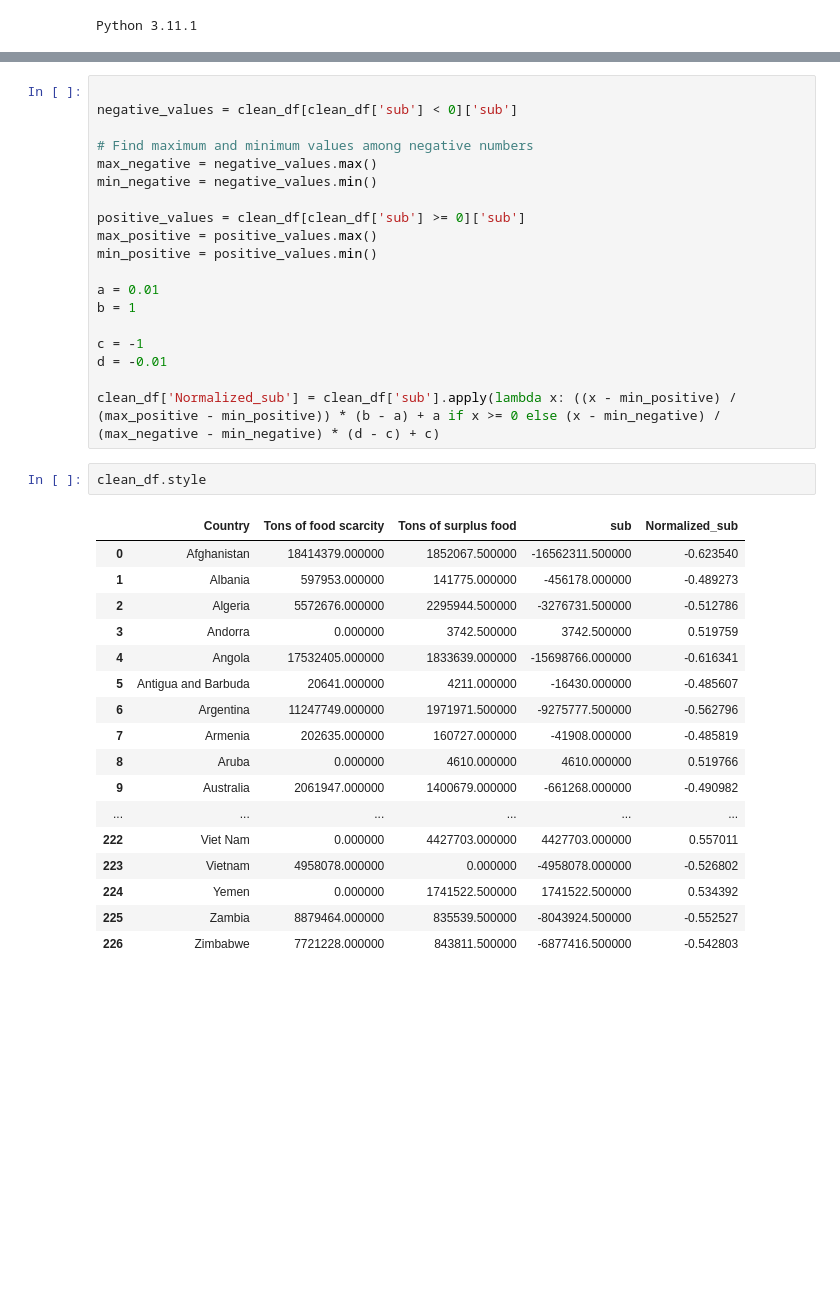
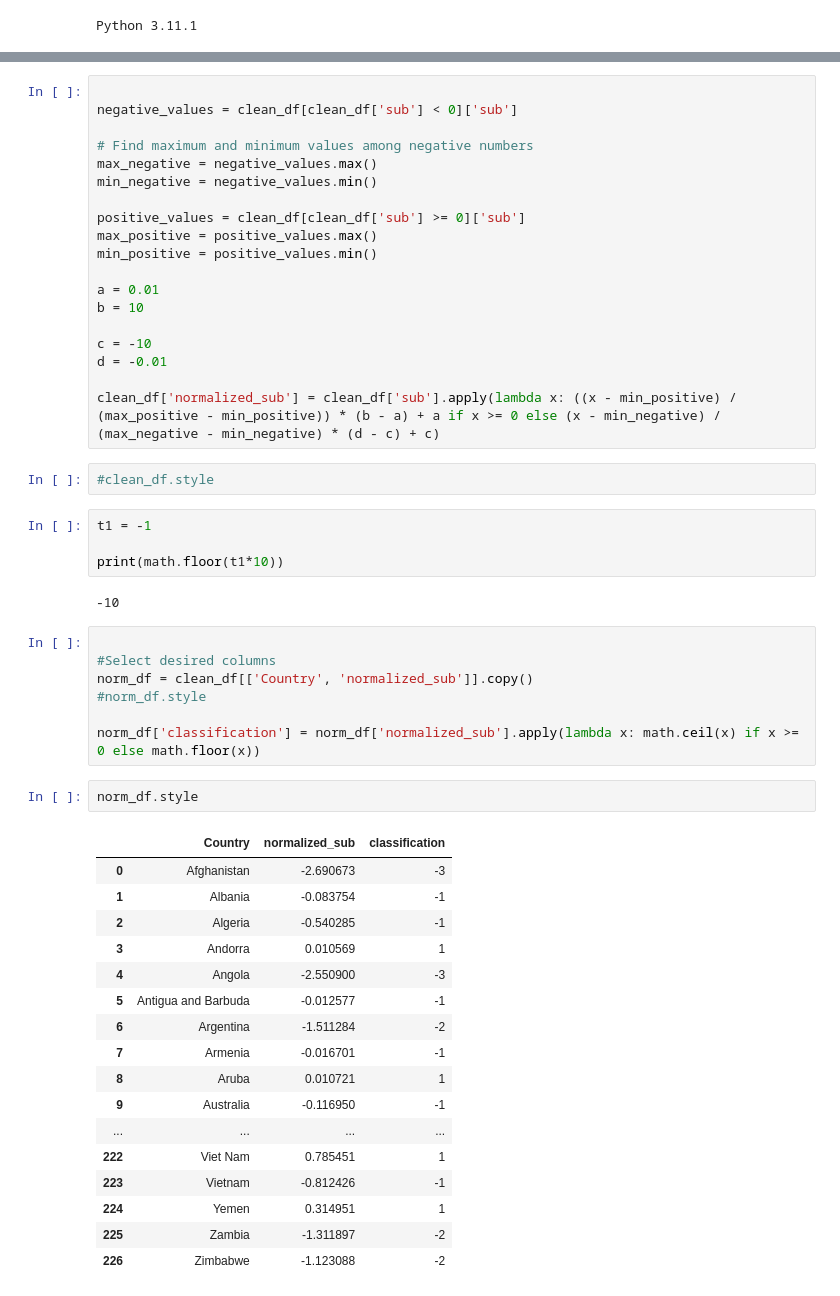
Before and after one commit to Michael73MGD/AppliedMachineLearning, a Jupyter notebook: FinalTree.ipynb, the cells around one changed output, grey strips where cells are left out. Drawn from its saved outputs; the diff is of its cells as text; blank space fills up the shorter version.

```diff
--- a/FinalTree.ipynb
+++ b/FinalTree.ipynb
@@ -59,29 +59,44 @@ max_positive = positive_values.max()
 min_positive = positive_values.min()
 
 a = 0.01
-b = 1
+b = 10
 
-c = -1
+c = -10
 d = -0.01
 
-clean_df['Normalized_sub'] = clean_df['sub'].apply(lambda x: ((x - min_positive) / (max_positive - min_positive)) * (b - a) + a if x >= 0 else (x - min_negative) / (max_negative - min_negative) * (d - c) + c)
+clean_df['normalized_sub'] = clean_df['sub'].apply(lambda x: ((x - min_positive) / (max_positive - min_positive)) * (b - a) + a if x >= 0 else (x - min_negative) / (max_negative - min_negative) * (d - c) + c)
+# %%
+#clean_df.style
+# %%
+t1 = -1
+
+print(math.floor(t1*10))
+# %% [output]
+-10
+# %%
+
+#Select desired columns
+norm_df = clean_df[['Country', 'normalized_sub']].copy()
+#norm_df.style
+
+norm_df['classification'] = norm_df['normalized_sub'].apply(lambda x: math.ceil(x) if x >= 0 else math.floor(x))
 # %%
-clean_df.style
+norm_df.style
 # %% [output]
-|  | Country | Tons of food scarcity | Tons of surplus food | sub | Normalized_sub |
-| 0 | Afghanistan | 18414379.000000 | 1852067.500000 | -16562311.500000 | -0.623540 |
-| 1 | Albania | 597953.000000 | 141775.000000 | -456178.000000 | -0.489273 |
-| 2 | Algeria | 5572676.000000 | 2295944.500000 | -3276731.500000 | -0.512786 |
-| 3 | Andorra | 0.000000 | 3742.500000 | 3742.500000 | 0.519759 |
-| 4 | Angola | 17532405.000000 | 1833639.000000 | -15698766.000000 | -0.616341 |
-| 5 | Antigua and Barbuda | 20641.000000 | 4211.000000 | -16430.000000 | -0.485607 |
-| 6 | Argentina | 11247749.000000 | 1971971.500000 | -9275777.500000 | -0.562796 |
-| 7 | Armenia | 202635.000000 | 160727.000000 | -41908.000000 | -0.485819 |
-| 8 | Aruba | 0.000000 | 4610.000000 | 4610.000000 | 0.519766 |
-| 9 | Australia | 2061947.000000 | 1400679.000000 | -661268.000000 | -0.490982 |
-| ... | ... | ... | ... | ... | ... |
-| 222 | Viet Nam | 0.000000 | 4427703.000000 | 4427703.000000 | 0.557011 |
-| 223 | Vietnam | 4958078.000000 | 0.000000 | -4958078.000000 | -0.526802 |
-| 224 | Yemen | 0.000000 | 1741522.500000 | 1741522.500000 | 0.534392 |
-| 225 | Zambia | 8879464.000000 | 835539.500000 | -8043924.500000 | -0.552527 |
-| 226 | Zimbabwe | 7721228.000000 | 843811.500000 | -6877416.500000 | -0.542803 |
+|  | Country | normalized_sub | classification |
+| 0 | Afghanistan | -2.690673 | -3 |
+| 1 | Albania | -0.083754 | -1 |
+| 2 | Algeria | -0.540285 | -1 |
+| 3 | Andorra | 0.010569 | 1 |
+| 4 | Angola | -2.550900 | -3 |
+| 5 | Antigua and Barbuda | -0.012577 | -1 |
+| 6 | Argentina | -1.511284 | -2 |
+| 7 | Armenia | -0.016701 | -1 |
+| 8 | Aruba | 0.010721 | 1 |
+| 9 | Australia | -0.116950 | -1 |
+| ... | ... | ... | ... |
+| 222 | Viet Nam | 0.785451 | 1 |
+| 223 | Vietnam | -0.812426 | -1 |
+| 224 | Yemen | 0.314951 | 1 |
+| 225 | Zambia | -1.311897 | -2 |
+| 226 | Zimbabwe | -1.123088 | -2 |
```
Also changed, not shown: parts of 1 cell of this notebook, 1 other file.
